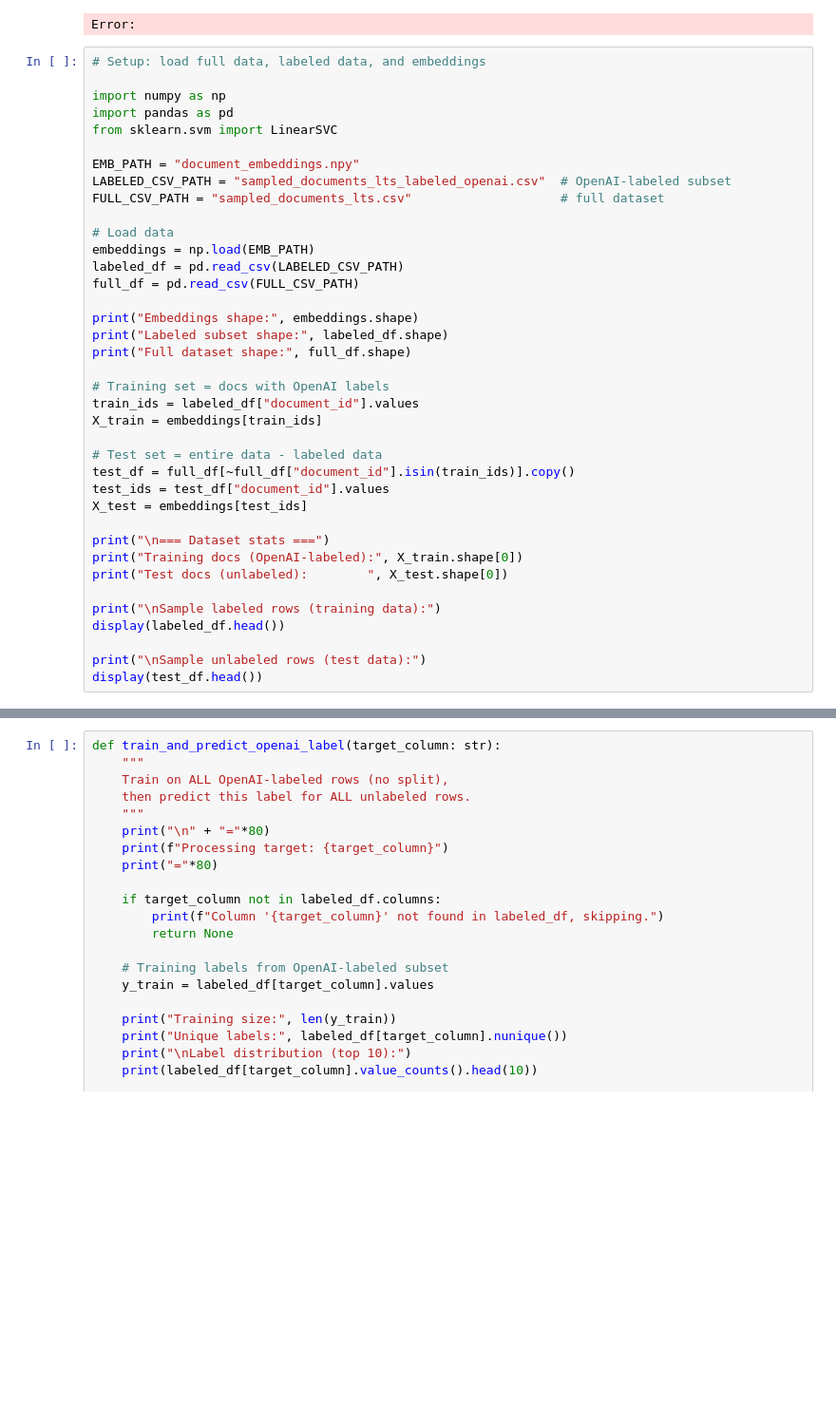
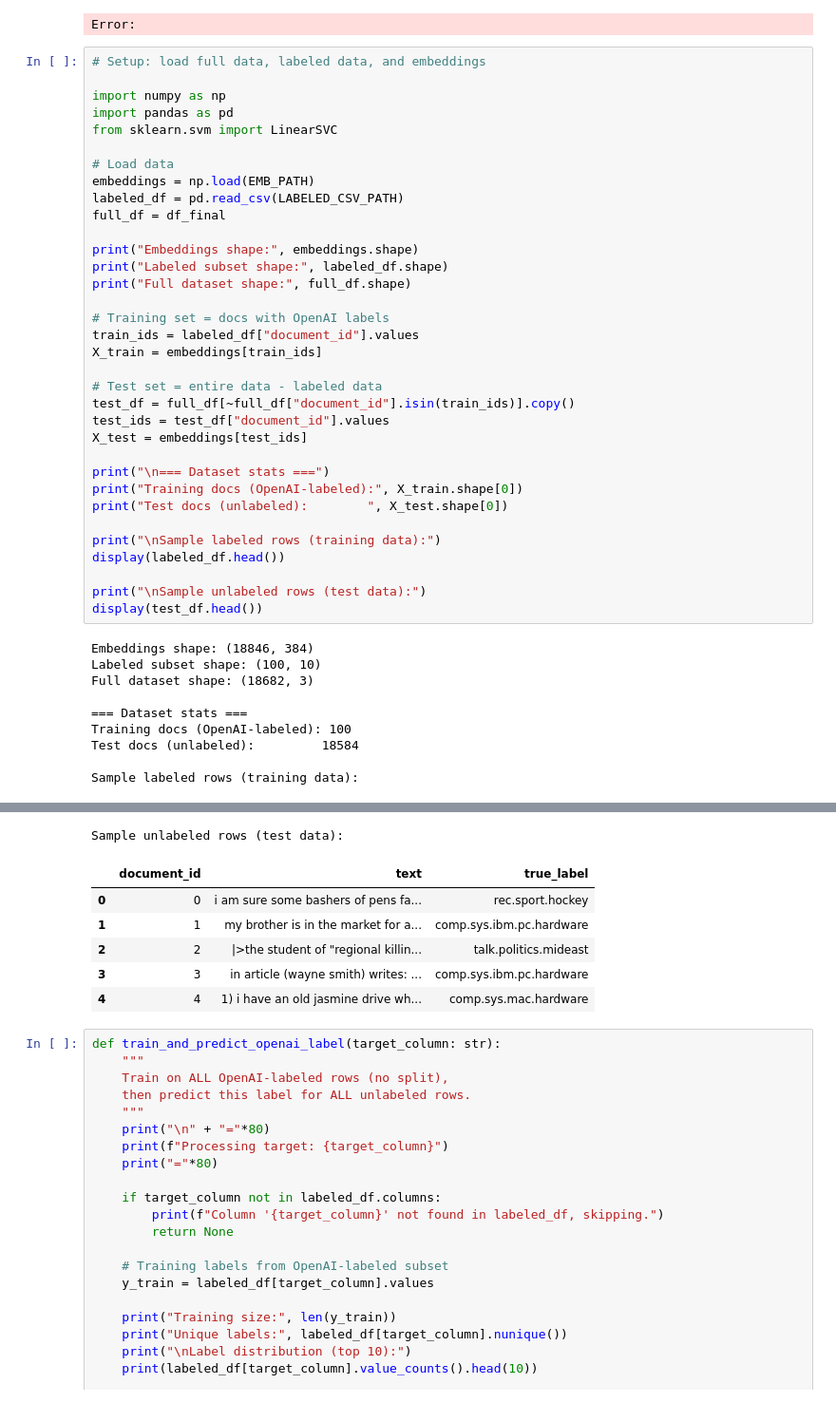
Before and after one commit to Ambica06/lts-generalise, a Jupyter notebook: main.ipynb, the cells around one changed output, grey strips where cells are left out. Shown at 95% size. Drawn from its saved outputs; the diff is of its cells as text; blank space fills up the shorter version.

Commit message:
remove cells and correct final path

```diff
--- a/main.ipynb
+++ b/main.ipynb
@@ -618,14 +618,10 @@ import numpy as np
 import pandas as pd
 from sklearn.svm import LinearSVC
 
-EMB_PATH = "document_embeddings.npy"
-LABELED_CSV_PATH = "sampled_documents_lts_labeled_openai.csv"  # OpenAI-labeled subset
-FULL_CSV_PATH = "sampled_documents_lts.csv"                    # full dataset
-
 # Load data
 embeddings = np.load(EMB_PATH)
 labeled_df = pd.read_csv(LABELED_CSV_PATH)
-full_df = pd.read_csv(FULL_CSV_PATH)
+full_df = df_final
 
 print("Embeddings shape:", embeddings.shape)
 print("Labeled subset shape:", labeled_df.shape)
@@ -649,3 +645,13 @@ display(labeled_df.head())
 
 print("\nSample unlabeled rows (test data):")
 display(test_df.head())
+# %% [output]
+Embeddings shape: (18846, 384)
+Labeled subset shape: (100, 10)
+Full dataset shape: (18682, 3)
+
+=== Dataset stats ===
+Training docs (OpenAI-labeled): 100
+Test docs (unlabeled):         18584
+
+Sample labeled rows (training data):
@@ -652,3 +664,10 @@ display(test_df.head())
+Sample unlabeled rows (test data):
+|  | document_id | text | true_label |
+| 0 | 0 | i am sure some bashers of pens fa... | rec.sport.hockey |
+| 1 | 1 | my brother is in the market for a... | comp.sys.ibm.pc.hardware |
+| 2 | 2 | |>the student of "regional killin... | talk.politics.mideast |
+| 3 | 3 | in article (wayne smith) writes: ... | comp.sys.ibm.pc.hardware |
+| 4 | 4 | 1) i have an old jasmine drive wh... | comp.sys.mac.hardware |
 # %%
 def train_and_predict_openai_label(target_column: str):
     """
```
Also changed, not shown: parts of 3 cells of this notebook.
